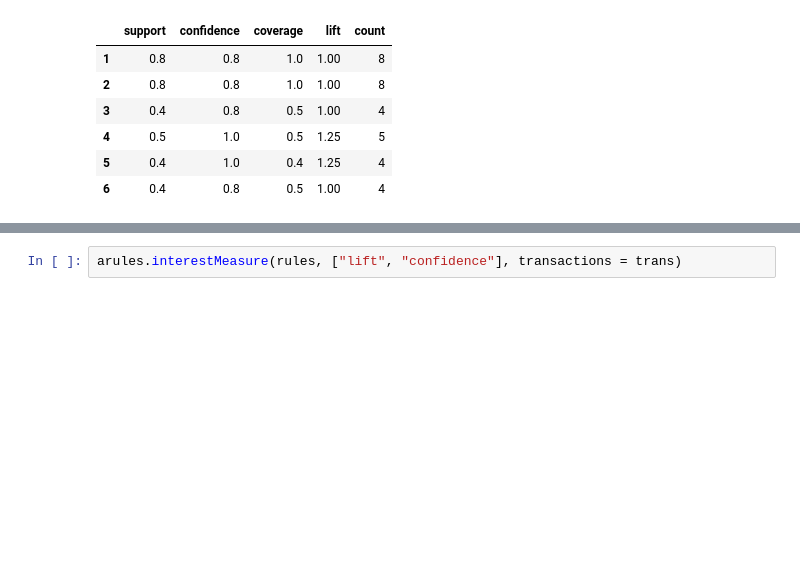
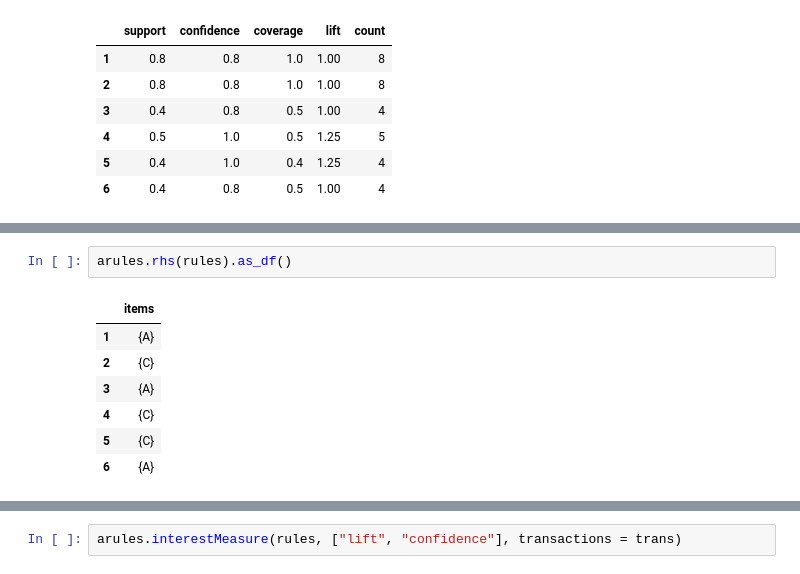
Before and after one commit to mhahsler/arulespy, a Jupyter notebook: howto.ipynb, the cells around one changed output, grey strips where cells are left out. Drawn from its saved outputs; the diff is of its cells as text; blank space fills up the shorter version.

```diff
--- a/howto.ipynb
+++ b/howto.ipynb
@@ -141,0 +210,10 @@ arules.quality(rules)
+# %%
+arules.rhs(rules).as_df()
+# %% [output]
+|  | items |
+| 1 | {A} |
+| 2 | {C} |
+| 3 | {A} |
+| 4 | {C} |
+| 5 | {C} |
+| 6 | {A} |
```
Also changed, not shown: parts of 31 cells of this notebook, 3 other files.
